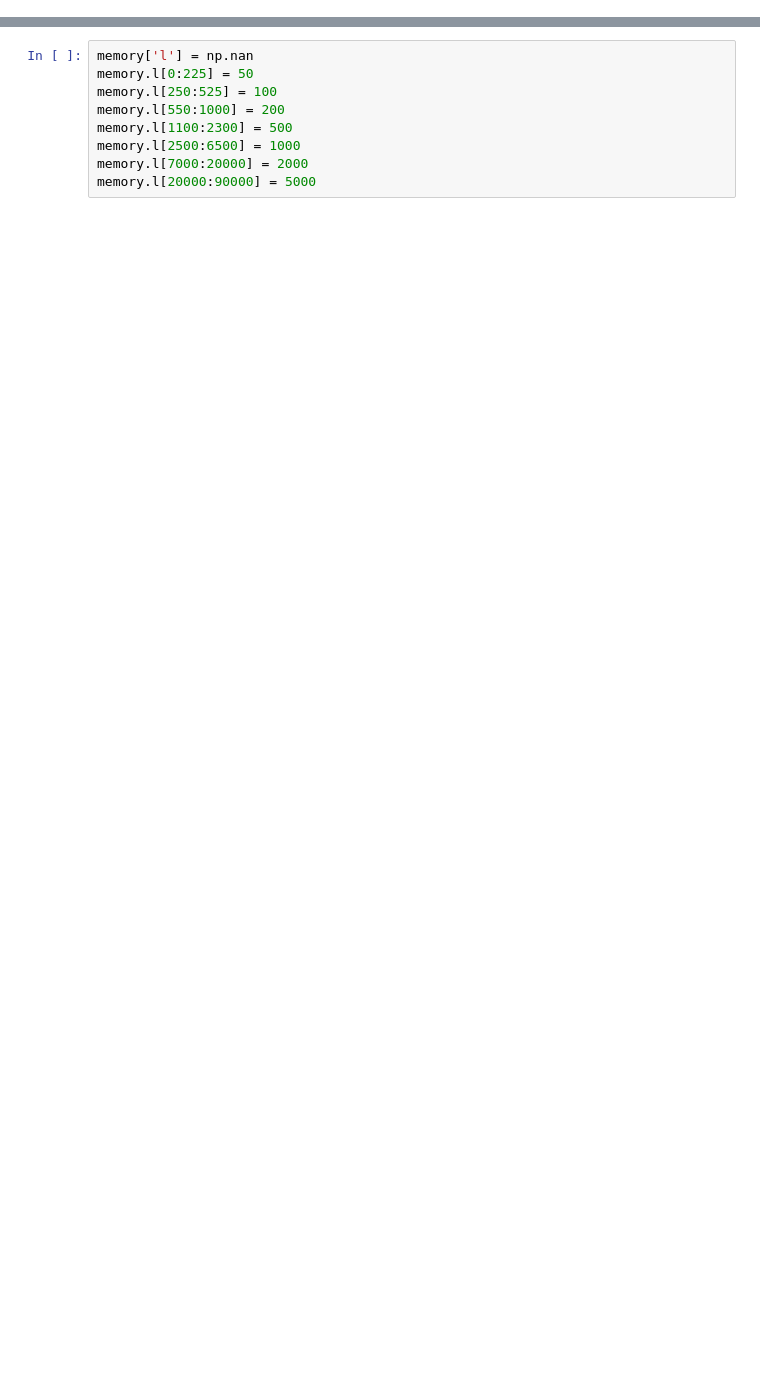
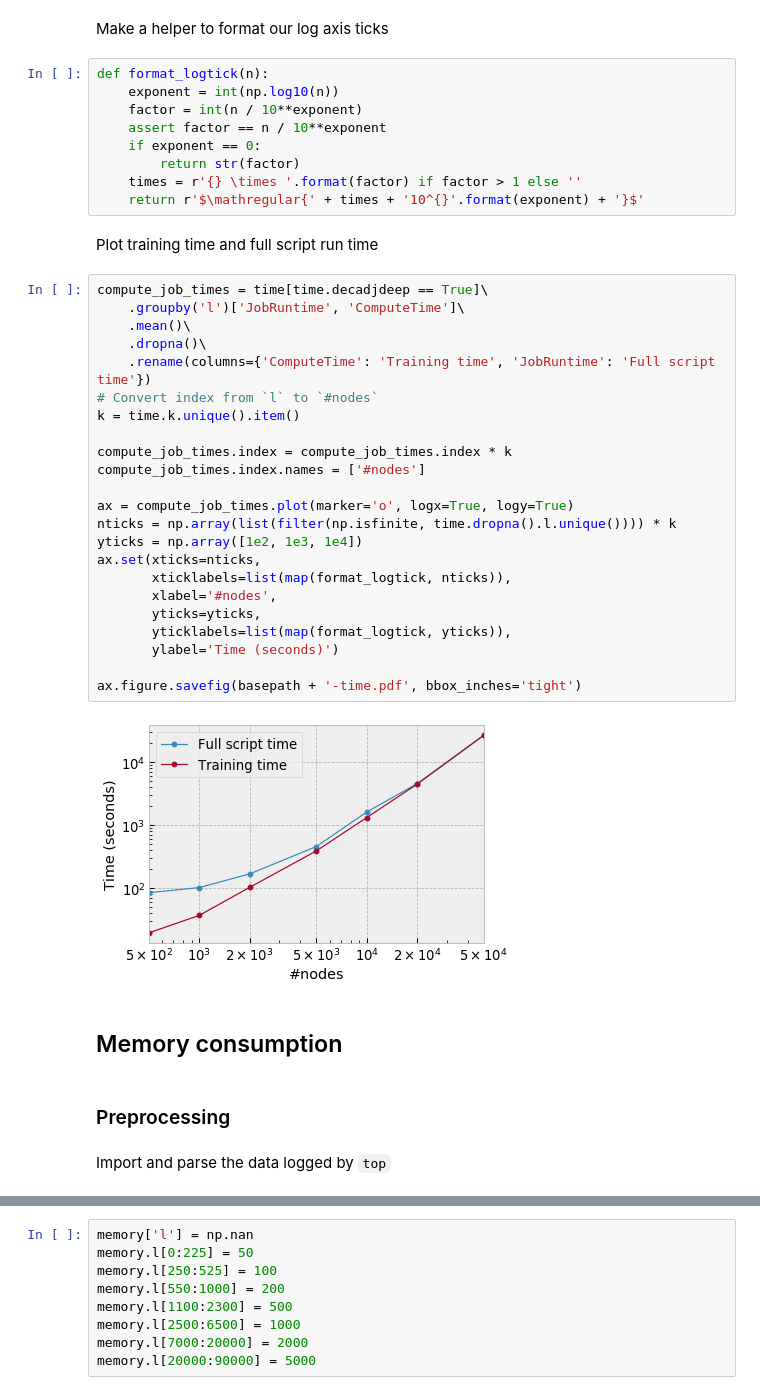
Before and after one commit to ixxi-dante/an2vec, a Jupyter notebook: projects/behaviour/memory-time.ipynb, the cells around one changed output, grey strips where cells are left out. Drawn from its saved outputs; the diff is of its cells as text; blank space fills up the shorter version.

```diff
--- a/projects/behaviour/memory-time.ipynb
+++ b/projects/behaviour/memory-time.ipynb
@@ -8,3 +43,47 @@ import pandas as pd
+# %% [markdown]
+Make a helper to format our log axis ticks
+# %%
+def format_logtick(n):
+    exponent = int(np.log10(n))
+    factor = int(n / 10**exponent)
+    assert factor == n / 10**exponent
+    if exponent == 0:
+        return str(factor)
+    times = r'{} \times '.format(factor) if factor > 1 else ''
+    return r'$\mathregular{' + times + '10^{}'.format(exponent) + '}$'
+# %% [markdown]
+Plot training time and full script run time
+# %%
+compute_job_times = time[time.decadjdeep == True]\
+    .groupby('l')['JobRuntime', 'ComputeTime']\
+    .mean()\
+    .dropna()\
+    .rename(columns={'ComputeTime': 'Training time', 'JobRuntime': 'Full script time'})
+# Convert index from `l` to `#nodes`
+k = time.k.unique().item()
+
+compute_job_times.index = compute_job_times.index * k
+compute_job_times.index.names = ['#nodes']
+
+ax = compute_job_times.plot(marker='o', logx=True, logy=True)
+nticks = np.array(list(filter(np.isfinite, time.dropna().l.unique()))) * k
+yticks = np.array([1e2, 1e3, 1e4])
+ax.set(xticks=nticks,
+       xticklabels=list(map(format_logtick, nticks)),
+       xlabel='#nodes',
+       yticks=yticks,
+       yticklabels=list(map(format_logtick, yticks)),
+       ylabel='Time (seconds)')
+
+ax.figure.savefig(basepath + '-time.pdf', bbox_inches='tight')
+# %% [output]
+[figure, added]
+# %% [markdown]
+## Memory consumption
+# %% [markdown]
+### Preprocessing
+# %% [markdown]
+Import and parse the data logged by `top`
 # %%
 def parse_with_units(s):
     if s[-1] == 't':
```
Also changed, not shown: parts of 18 cells of this notebook, 2 other files.
